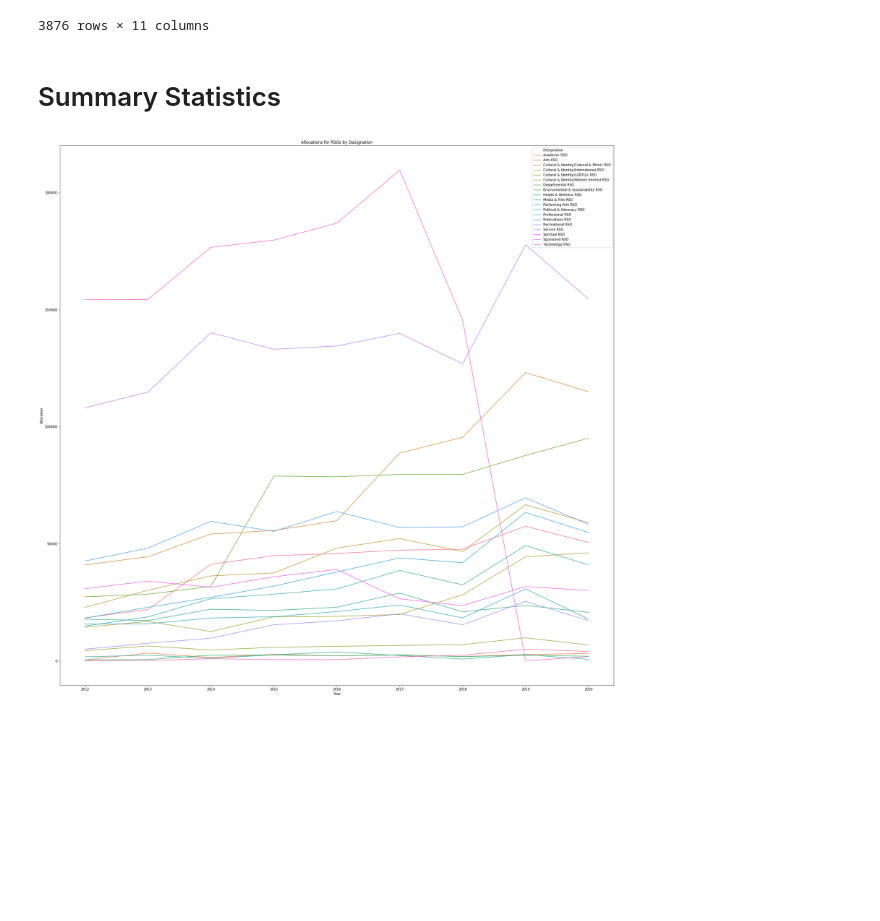
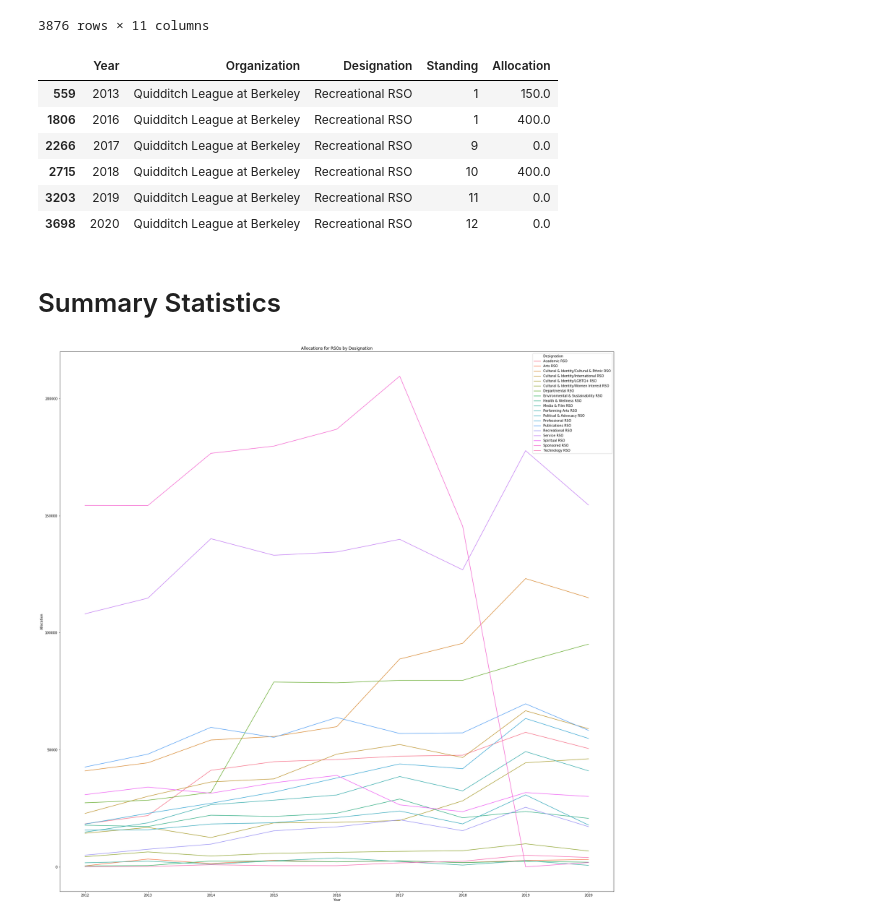
Before and after one commit to sydneytrieu/senior-thesis, a Jupyter notebook: notebooks/eda.ipynb, the cells around one changed output. Cells and saved outputs as stored; diff of their text form; code cells hidden in the pictures; blank space fills up the shorter version.

```diff
--- a/notebooks/eda.ipynb
+++ b/notebooks/eda.ipynb
@@ -26,6 +26,16 @@ norm_rso_data
 | 3877 | 2020 | Wonderworks | SISG | Service RSO | 10 | 0.00 | 5 | -0.273947 | ... |
 | 3878 | 2020 | You Mean More | SISG | Health & Wellness RSO | 9 | 1200.00 | 5 | -0.081331 | ... |
 3876 rows × 11 columns
+# %%
+rso_data[rso_data['Organization'].str.contains('Quidditch')]
+# %% [output]
+|  | Year | Organization | Designation | Standing | Allocation |
+| 559 | 2013 | Quidditch League at Berkeley | Recreational RSO | 1 | 150.0 |
+| 1806 | 2016 | Quidditch League at Berkeley | Recreational RSO | 1 | 400.0 |
+| 2266 | 2017 | Quidditch League at Berkeley | Recreational RSO | 9 | 0.0 |
+| 2715 | 2018 | Quidditch League at Berkeley | Recreational RSO | 10 | 400.0 |
+| 3203 | 2019 | Quidditch League at Berkeley | Recreational RSO | 11 | 0.0 |
+| 3698 | 2020 | Quidditch League at Berkeley | Recreational RSO | 12 | 0.0 |
 # %% [markdown]
 # Summary Statistics
 # %%
```
Also changed, not shown: 1 other file.
